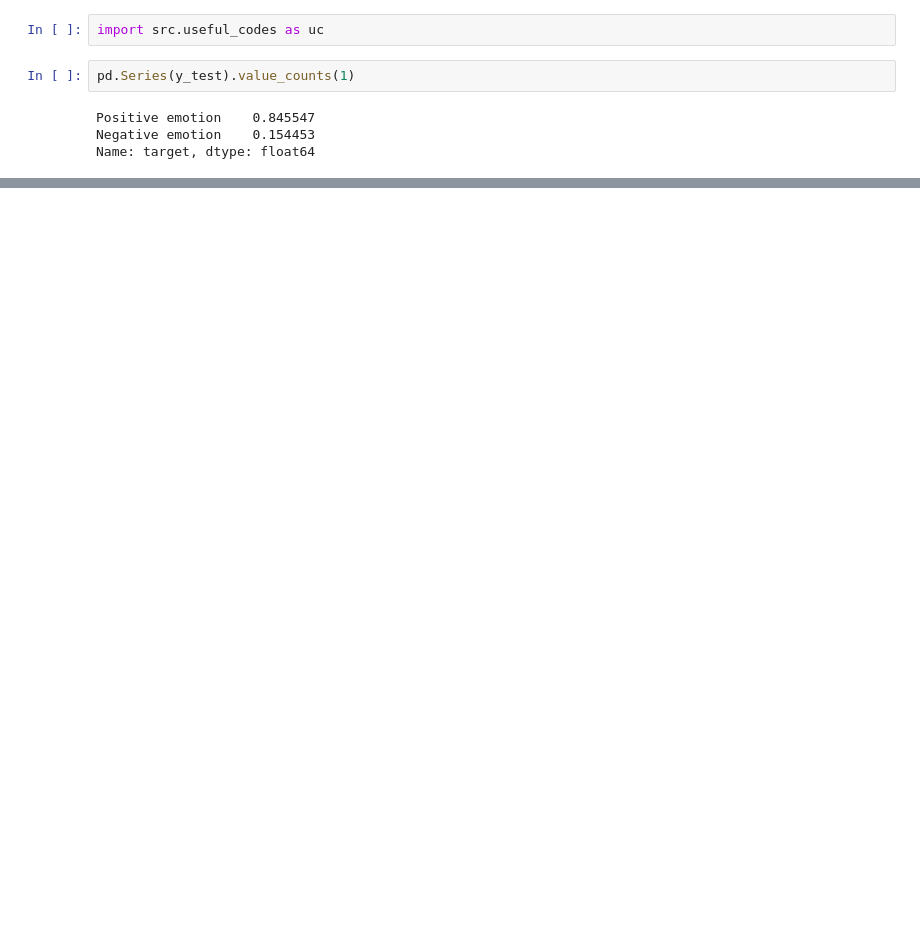
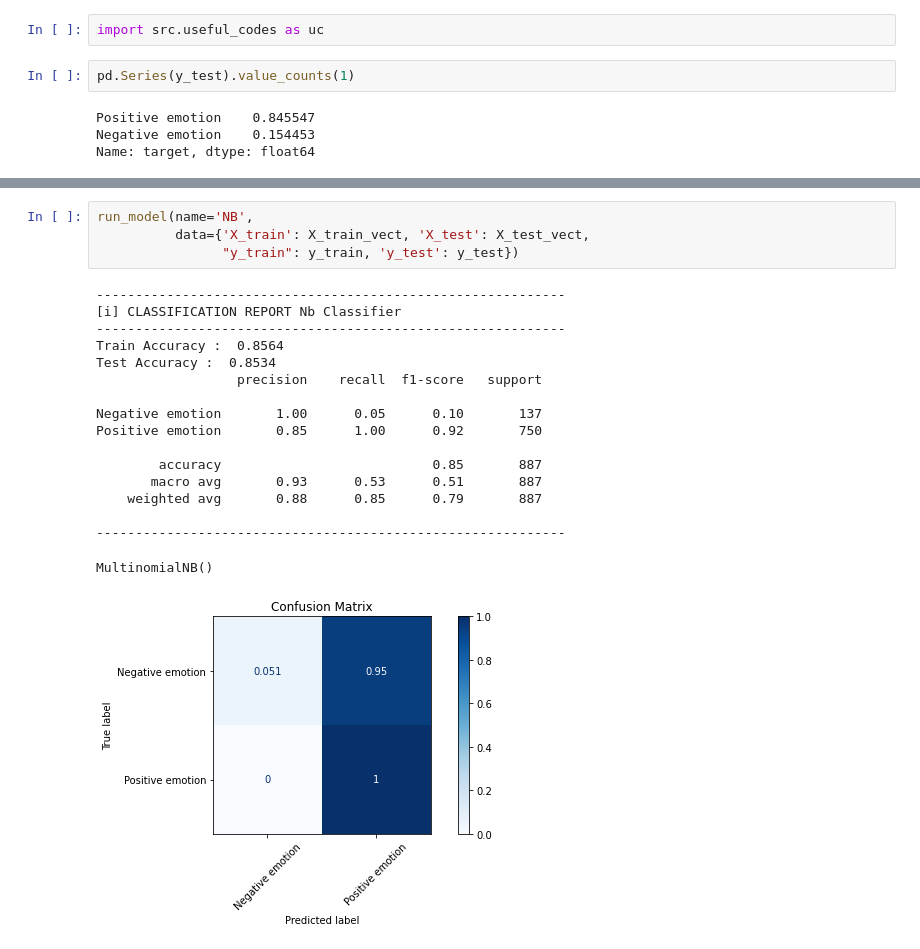
Before and after one commit to singsang2/dsc-mod-4-project-v2-1-onl01-dtsc-ft-070620, a Jupyter notebook: NLP.ipynb, the cells around one changed output, grey strips where cells are left out. Saved outputs shown, nothing was run; the diff lists cells and outputs as text; blank space fills up the shorter version.

```diff
--- a/NLP.ipynb
+++ b/NLP.ipynb
@@ -238,0 +286,22 @@ Positive emotion       0.85      1.00      0.92       750
+# %%
+run_model(name='NB',
+          data={'X_train': X_train_vect, 'X_test': X_test_vect,
+                "y_train": y_train, 'y_test': y_test})
+# %% [output]
+------------------------------------------------------------
+[i] CLASSIFICATION REPORT Nb Classifier
+------------------------------------------------------------
+Train Accuracy :  0.8564
+Test Accuracy :  0.8534
+                  precision    recall  f1-score   support
+
+Negative emotion       1.00      0.05      0.10       137
+Positive emotion       0.85      1.00      0.92       750
+
+        accuracy                           0.85       887
+       macro avg       0.93      0.53      0.51       887
+    weighted avg       0.88      0.85      0.79       887
+
+------------------------------------------------------------
+MultinomialNB()
+[figure, added]
```
Also changed, not shown: parts of 54 cells of this notebook, 5 other files.
